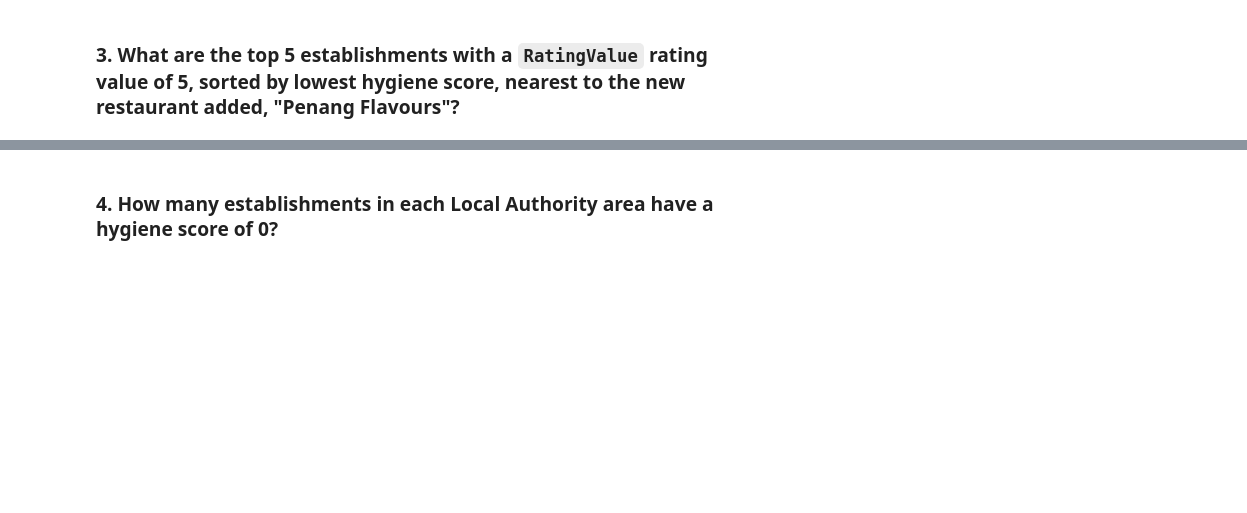
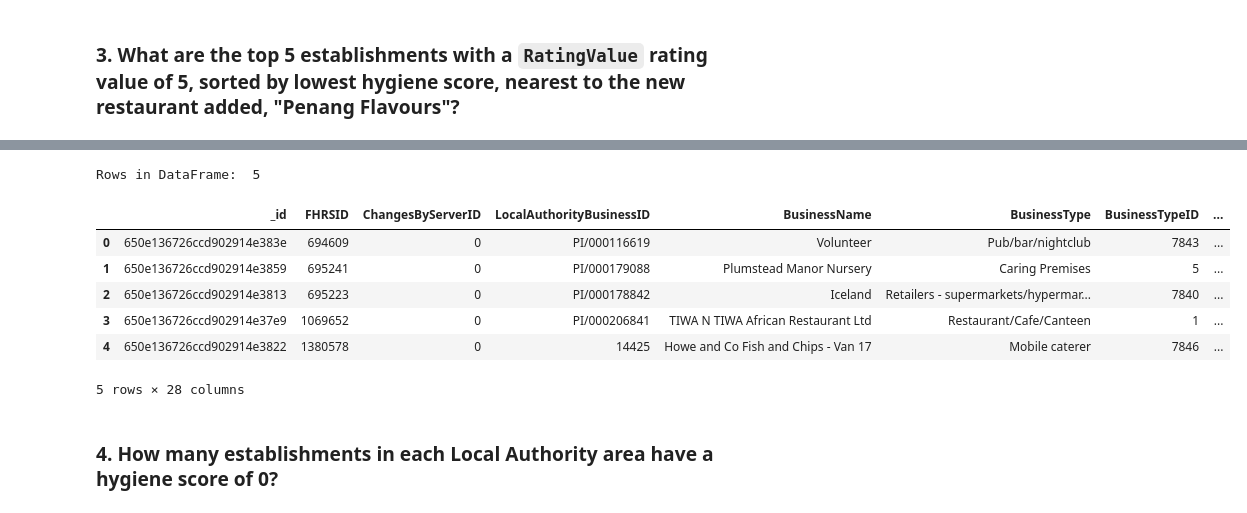
Before and after one commit to Mark90098/Module-12-NoSQL, a Jupyter notebook: NoSQL_analysis_starter.ipynb, the cells around one changed output, grey strips where cells are left out. Saved outputs shown, nothing was run; the diff lists cells and outputs as text; code cells hidden in the pictures; blank space fills up the shorter version.

```diff
--- a/NoSQL_analysis_starter.ipynb
+++ b/NoSQL_analysis_starter.ipynb
@@ -64,10 +154,21 @@ query =
 # Sort by hygiene score
 
 degree_search = 0.01
-latitude =
-longitude =
+longitude = 0.08384000
+latitude = 51.49014200
+limit = 5
 
-query =
-sort =
+query = {'geocode.latitude': {'$gte': latitude - degree_search, '$lte': latitude + degree_search},
+         'geocode.longitude': {'$gte': longitude - degree_search, '$lte': longitude + degree_search},
+          'RatingValue': 5}
+
+sort =  [('score.Hygiene', 1)]
+
+# Use count_documents to display the number of documents in the result
+greater_than = establishments.count_documents(query)
+print(f'There are {greater_than} documents with a rating greater than or equal to 4')
+print() #prints new line
 
 # Print the results
+results = list(establishments.find(query).sort(sort).limit(limit)) #need the list() for it just returns a python object
+pprint(results)
@@ -74,5 +197,21 @@ sort =
 # %%
-# Convert result to Pandas DataFrame
+# Convert the result to a Pandas DataFrame
+rating_df = pd.DataFrame(results)
+
+# Display the number of rows in the DataFrame
+print("Rows in DataFrame: ", len(rating_df))
+
+# Display the first 10 rows of the DataFrame
+rating_df.head(10)
+# %% [output]
+Rows in DataFrame:  5
+|  | _id | FHRSID | ChangesByServerID | LocalAuthorityBusinessID | BusinessName | BusinessType | BusinessTypeID | ... |
+| 0 | 650e136726ccd902914e383e | 694609 | 0 | PI/000116619 | Volunteer | Pub/bar/nightclub | 7843 | ... |
+| 1 | 650e136726ccd902914e3859 | 695241 | 0 | PI/000179088 | Plumstead Manor Nursery | Caring Premises | 5 | ... |
+| 2 | 650e136726ccd902914e3813 | 695223 | 0 | PI/000178842 | Iceland | Retailers - supermarkets/hypermar... | 7840 | ... |
+| 3 | 650e136726ccd902914e37e9 | 1069652 | 0 | PI/000206841 | TIWA N TIWA African Restaurant Ltd | Restaurant/Cafe/Canteen | 1 | ... |
+| 4 | 650e136726ccd902914e3822 | 1380578 | 0 | 14425 | Howe and Co Fish and Chips - Van 17 | Mobile caterer | 7846 | ... |
+5 rows × 28 columns
 # %% [markdown]
 ### 4. How many establishments in each Local Authority area have a hygiene score of 0?
 # %%
```
Also changed, not shown: parts of 10 cells of this notebook, 1 other file.
